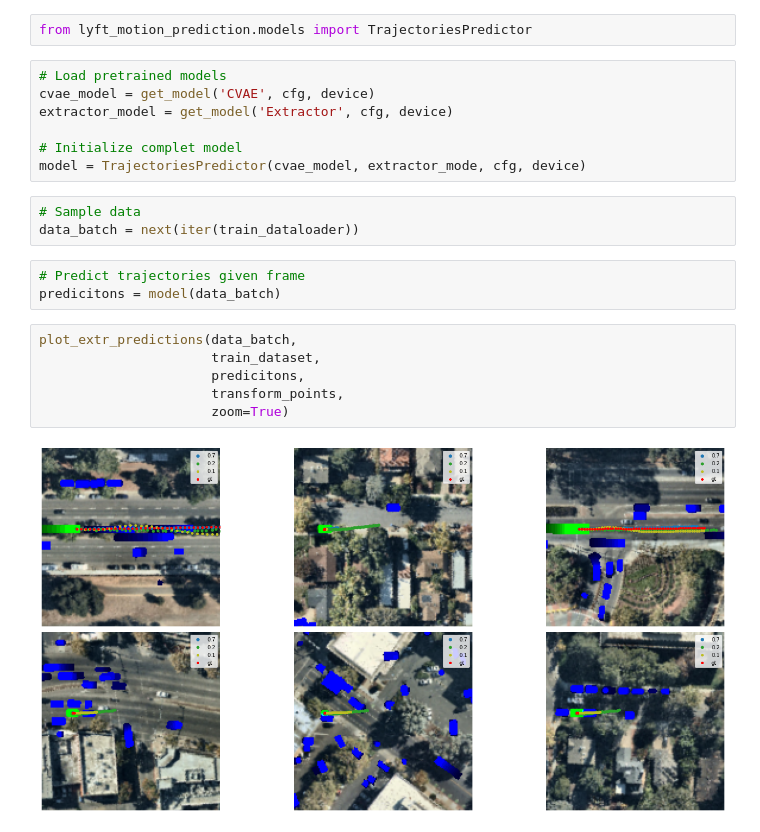
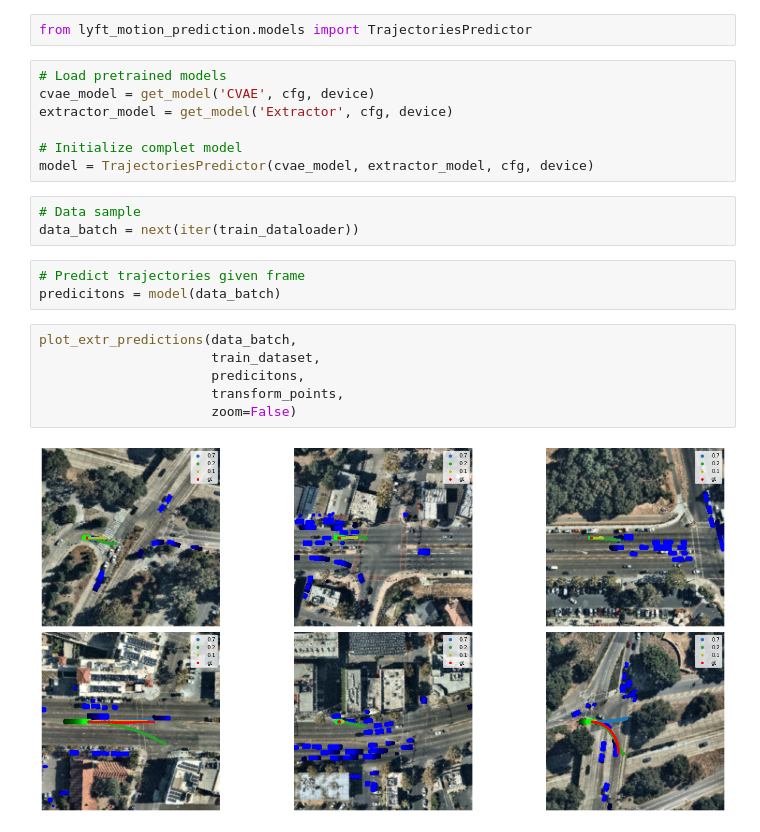
Before and after one commit to kumgleb/Lyft_motion_prediction, a Jupyter notebook: examples/prediction_example.ipynb, the cells around one changed output. Drawn from its saved outputs; the diff is of its cells as text.

```diff
--- a/examples/prediction_example.ipynb
+++ b/examples/prediction_example.ipynb
@@ -114,9 +91,9 @@ cvae_model = get_model('CVAE', cfg, device)
 extractor_model = get_model('Extractor', cfg, device)
 
 # Initialize complet model
-model = TrajectoriesPredictor(cvae_model, extractor_mode, cfg, device)
+model = TrajectoriesPredictor(cvae_model, extractor_model, cfg, device)
 # %%
-# Sample data
+# Data sample
 data_batch = next(iter(train_dataloader))
 # %%
 # Predict trajectories given frame
@@ -124,8 +101,8 @@ predicitons = model(data_batch)
 # %%
 plot_extr_predictions(data_batch,
                       train_dataset,
                       predicitons,
                       transform_points,
-                      zoom=True)
+                      zoom=False)
 # %% [output]
-[figure, old version]
+[figure, new version]
```
Also changed, not shown: parts of 12 cells of this notebook, 2 other files.
